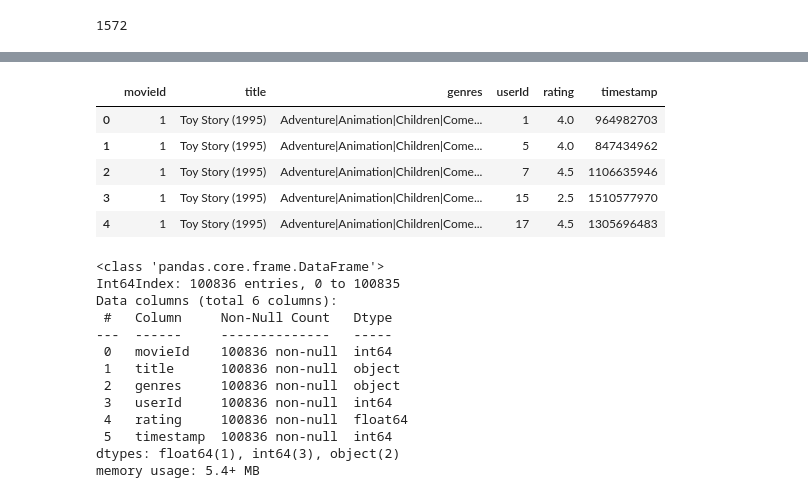
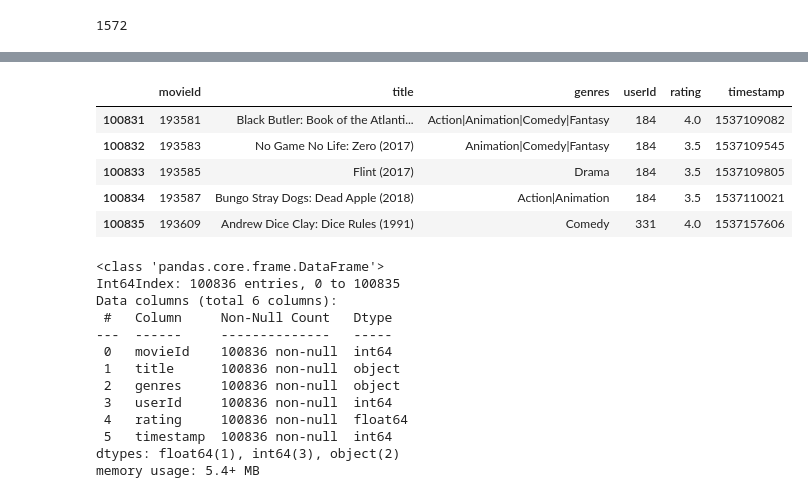
Before and after one commit to MackoyS/movielens-recommendation-system, a Jupyter notebook: movie_recc_system.ipynb, the cells around one changed output, grey strips where cells are left out. Drawn from its saved outputs; the diff is of its cells as text; code cells hidden in the pictures.

```diff
--- a/movie_recc_system.ipynb
+++ b/movie_recc_system.ipynb
@@ -128,12 +136,12 @@ movie = df1.merge(df3,on='movieId')
 # %%
-movie.head()
+movie.tail()
 # %% [output]
 |  | movieId | title | genres | userId | rating | timestamp |
-| 0 | 1 | Toy Story (1995) | Adventure|Animation|Children|Come... | 1 | 4.0 | 964982703 |
-| 1 | 1 | Toy Story (1995) | Adventure|Animation|Children|Come... | 5 | 4.0 | 847434962 |
-| 2 | 1 | Toy Story (1995) | Adventure|Animation|Children|Come... | 7 | 4.5 | 1106635946 |
-| 3 | 1 | Toy Story (1995) | Adventure|Animation|Children|Come... | 15 | 2.5 | 1510577970 |
-| 4 | 1 | Toy Story (1995) | Adventure|Animation|Children|Come... | 17 | 4.5 | 1305696483 |
+| 100831 | 193581 | Black Butler: Book of the Atlanti... | Action|Animation|Comedy|Fantasy | 184 | 4.0 | 1537109082 |
+| 100832 | 193583 | No Game No Life: Zero (2017) | Animation|Comedy|Fantasy | 184 | 3.5 | 1537109545 |
+| 100833 | 193585 | Flint (2017) | Drama | 184 | 3.5 | 1537109805 |
+| 100834 | 193587 | Bungo Stray Dogs: Dead Apple (2018) | Action|Animation | 184 | 3.5 | 1537110021 |
+| 100835 | 193609 | Andrew Dice Clay: Dice Rules (1991) | Comedy | 331 | 4.0 | 1537157606 |
 # %%
 movie.info()
 # %% [output]
```
Also changed, not shown: parts of 28 cells of this notebook.
